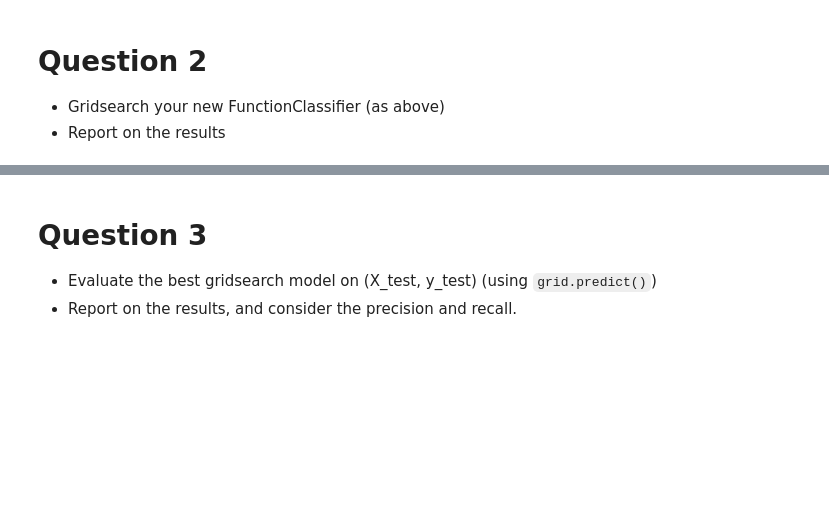
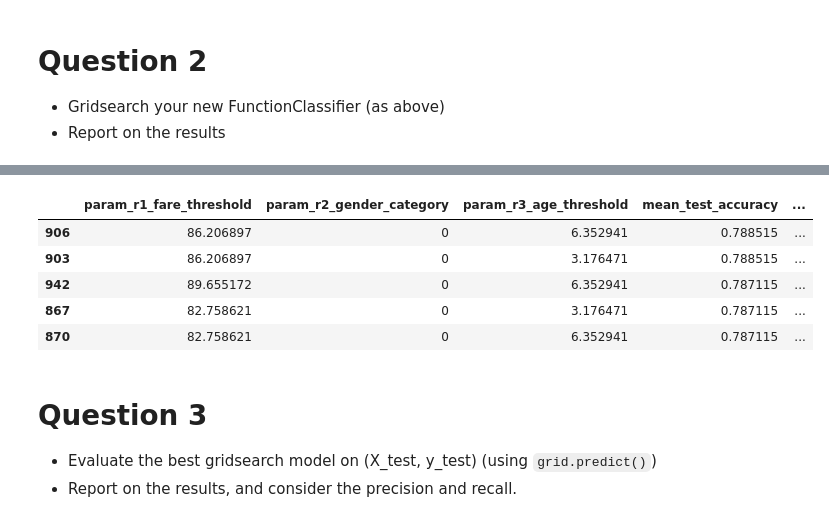
Before and after one commit to helenaglaring/aiml23_labs, a Jupyter notebook: LAB6_2023.ipynb, the cells around one changed output, grey strips where cells are left out. Saved outputs shown, nothing was run; the diff lists cells and outputs as text; code cells hidden in the pictures; blank space fills up the shorter version.

```diff
--- a/LAB6_2023.ipynb
+++ b/LAB6_2023.ipynb
@@ -270,3 +349,29 @@ parallel_coordinates(train, label="survived", height=400)
 
 - Gridsearch your new FunctionClassifier (as above)
 - Report on the results
+# %%
+# Create a FunctionClassifier object called mod, which applies the rule_factory function with the specified threshold parameters for fare, gender, and age
+mod = FunctionClassifier(rule_factory, r1_fare_threshold=10, r2_gender_category=0, r3_age_threshold=5)
+
+# Create a GridSearchCV object called grid, which performs a grid search over a range of parameter
+# values for the FunctionClassifier mod, using the specified hyperparameters and scoring metrics
+grid = GridSearchCV(
+    mod,
+    cv=2,
+    param_grid={
+        'r1_fare_threshold': np.linspace(0, 100, 30),
+        'r2_gender_category': [0, 1],
+        'r3_age_threshold': np.linspace(0, 18, 18),
+    },
+    scoring={
+        'accuracy': make_scorer(accuracy_score),
+        'precision': make_scorer(precision_score),
+        'recall': make_scorer(recall_score),
+        # 'f1': make_scorer(f1_score)
+    },
+    refit='accuracy',
+    verbose=1
+)
+
+# Fit the GridSearchCV object grid to the training data X and y
+grid.fit(X, y)
@@ -273,3 +398,24 @@ parallel_coordinates(train, label="survived", height=400)
+# %%
+# Reporting on the results
+score_df = (
+    pd.DataFrame(grid.cv_results_)
+    [[
+        'param_r1_fare_threshold',
+        'param_r2_gender_category',
+        'param_r3_age_threshold',
+
+        'mean_test_accuracy', 'mean_test_precision', 'mean_test_recall']]
+    .sort_values('mean_test_accuracy', ascending=False)
+    .head(5)
+)
+score_df
+# %% [output]
+|  | param_r1_fare_threshold | param_r2_gender_category | param_r3_age_threshold | mean_test_accuracy | ... |
+| 906 | 86.206897 | 0 | 6.352941 | 0.788515 | ... |
+| 903 | 86.206897 | 0 | 3.176471 | 0.788515 | ... |
+| 942 | 89.655172 | 0 | 6.352941 | 0.787115 | ... |
+| 867 | 82.758621 | 0 | 3.176471 | 0.787115 | ... |
+| 870 | 82.758621 | 0 | 6.352941 | 0.787115 | ... |
 # %% [markdown]
 # Question 3
 
```
Also changed, not shown: parts of 23 cells of this notebook.
